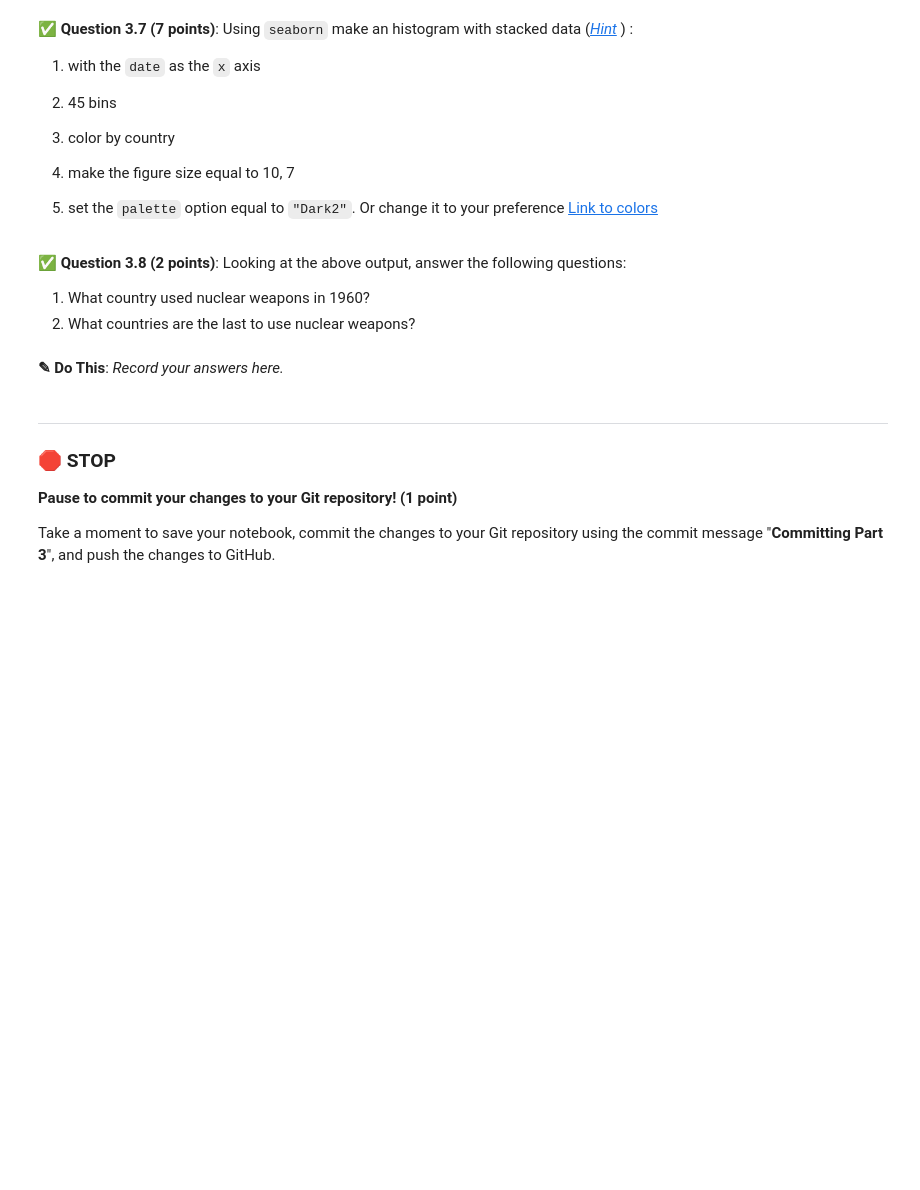
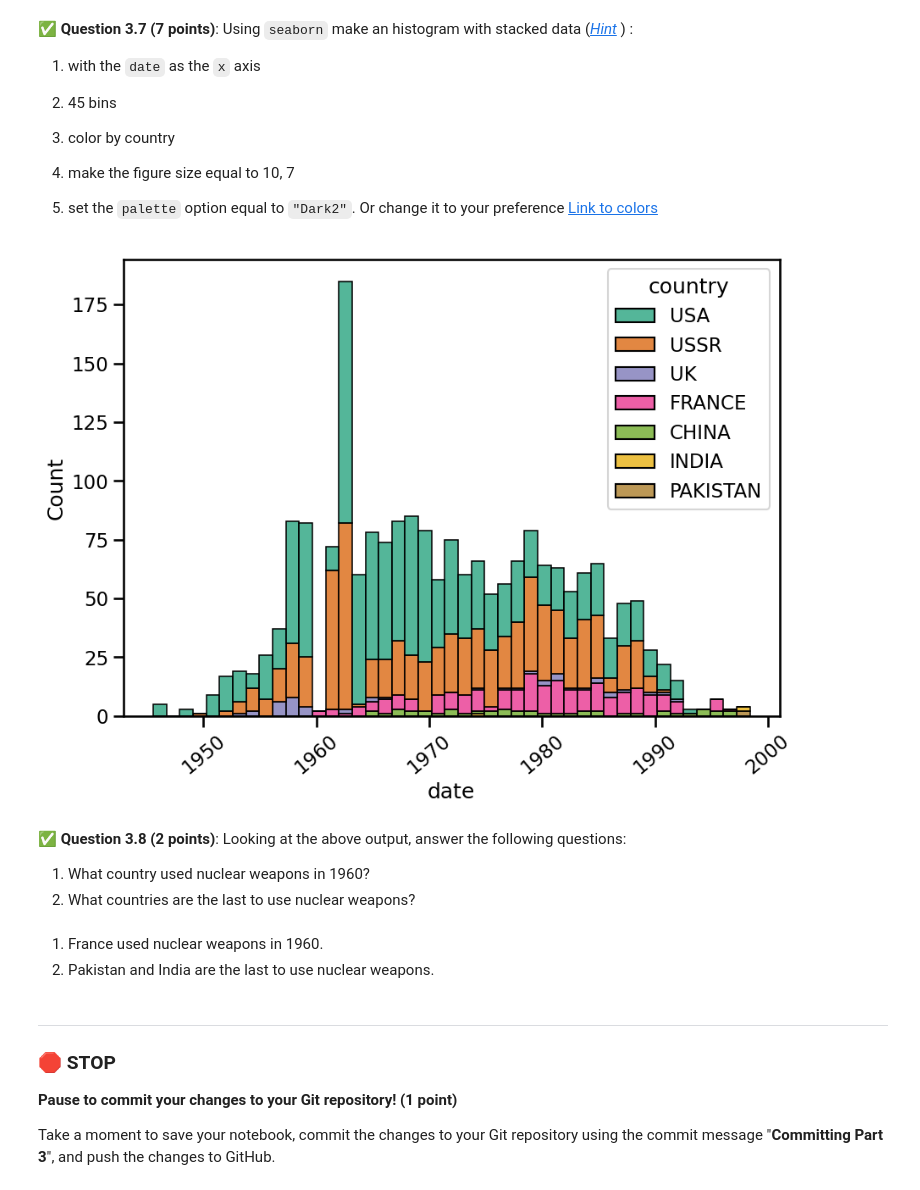
Before and after one commit to ze-ntsh/cmse202-s25-turnin, a Jupyter notebook: midterm/CMSE202-Midterm-Section003-STUDENT.ipynb, the cells around one changed output. Drawn from its saved outputs; the diff is of its cells as text; code cells hidden in the pictures; blank space fills up the shorter version.

```diff
--- a/midterm/CMSE202-Midterm-Section003-STUDENT.ipynb
+++ b/midterm/CMSE202-Midterm-Section003-STUDENT.ipynb
@@ -244,0 +319,5 @@ Put the command(s) you used for downloading the data files here!
+# %%
+import pandas as pd
+
+nuclear_explosion_data = pd.read_csv("data/nuclear-explosion-data.csv")
+nuclear_explosion_data.head(12)
@@ -257,10 +368,11 @@ This dataset contains more information that we care about at the moment.
 &#9989; **Question 3.4 (3 pts)**: Drop all the columns **except** `date, country, lat, long, yield_upper, purpose, type`
 # %%
 # Put your code here
+nuclear_explosion_data = nuclear_explosion_data[['date', 'country', 'lat', 'long', 'yield_upper', 'purpose', 'type']]
 # %%
 ## READ THIS
 # Run this cell without changing anything.
 
 # Change the df to the name of your dataframe.
-df["date"] = pd.to_datetime(df["date"], format = "%Y%m%d", errors='coerce')
-df.head(5)
+nuclear_explosion_data["date"] = pd.to_datetime(nuclear_explosion_data["date"], format = "%Y%m%d", errors='coerce')
+nuclear_explosion_data.head(5)
@@ -292,17 +429,24 @@ df.head(5)
 # %%
 import matplotlib.pyplot as plt
 import seaborn as sns
 
 sns.set_context("talk")
 
-_ = plt.xticks(rotation = 40) # This line rotates the ticks of the x-axis so that they are easy to read.
+plt.figure(figsize=(10, 7))
+sns.histplot(nuclear_explosion_data, x="date", bins=45, hue="country", multiple="stack", palette="Dark2")
+
+_ = plt.xticks(rotation=40) # This line rotates the ticks of the x-axis so that they are easy to read.
+plt.show()
+# %% [output]
+[figure, added]
 # %% [markdown]
 &#9989; **Question 3.8 (2 points)**: Looking at the above output, answer the following questions:
 
 1. What country used nuclear weapons in 1960?
 2. What countries are the last to use nuclear weapons?
-# %% [markdown]
-**<font size=+3>&#9998;</font> Do This**: *Record your answers here.*
+# %% [markdown]
+1. France used nuclear weapons in 1960.
+2. Pakistan and India are the last to use nuclear weapons.
 # %% [markdown]
 ---
 ### &#128721; STOP
```
Also changed, not shown: parts of 31 cells of this notebook, 1 other file.
